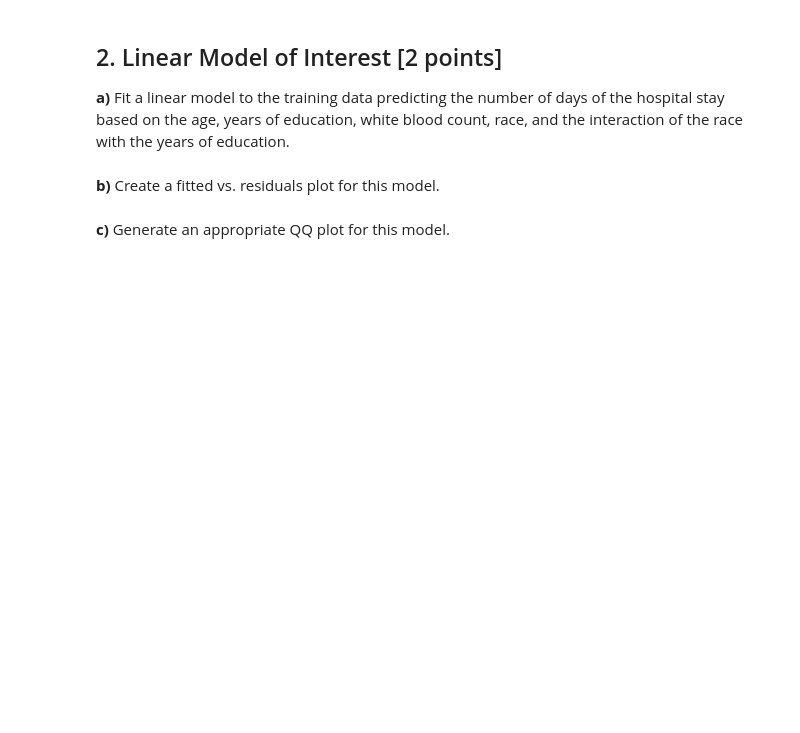
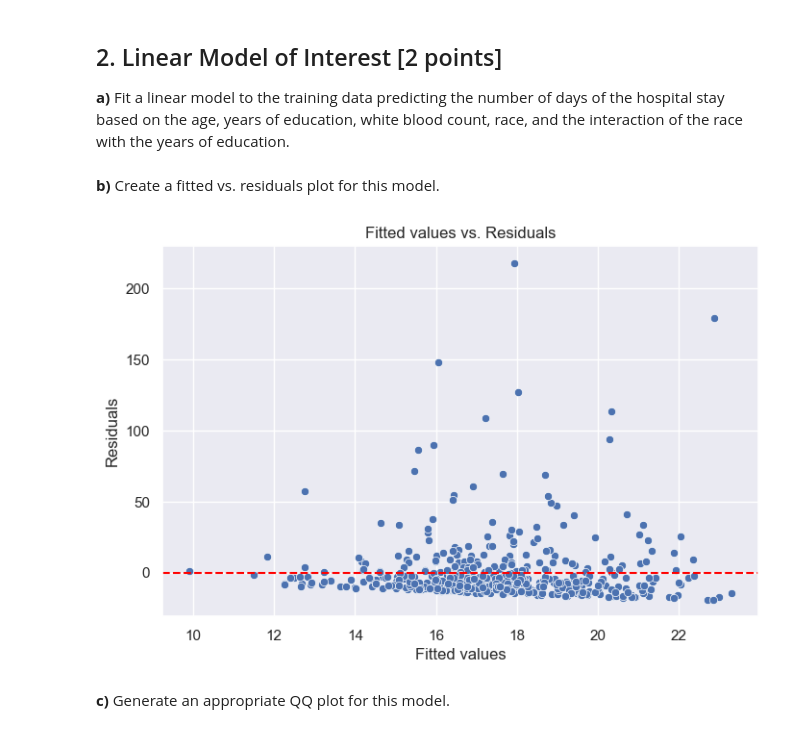
Before and after one commit to soobinj2/stat207, a Jupyter notebook: homework_08/homework_08.ipynb, the cells around one changed output. Saved outputs shown, nothing was run; the diff lists cells and outputs as text; code cells hidden in the pictures; blank space fills up the shorter version.

```diff
--- a/homework_08/homework_08.ipynb
+++ b/homework_08/homework_08.ipynb
@@ -51,2 +58,5 @@ The first package assists in analyzing a dataset.  The second two packages provi
 # %% [markdown]
 **b)**  The data is cleaned and in this folder as hospital.csv.  Read this file in.
+# %%
+df = pd.read_csv("hospital.csv")
+df
@@ -53,2 +77,5 @@ The first package assists in analyzing a dataset.  The second two packages provi
 # %% [markdown]
 **c)** Create a training and testing dataset for the hospital data.  Use a random state of 674, and put 85% of the observations into the training set with 15% of the observations into the test set.
+# %%
+df_train, df_test = train_test_split(df,
+                                     test_size=0.15, random_state=674)
@@ -56,7 +91,22 @@ The first package assists in analyzing a dataset.  The second two packages provi
 ## 2. Linear Model of Interest [2 points]
 
 **a)** Fit a linear model to the training data predicting the number of days of the hospital stay based on the age, years of education, white blood count, race, and the interaction of the race with the years of education.
+# %%
+model = smf.ols('Days ~ Age + EdYears + Race + Race:EdYears', data=df_train).fit()
 # %% [markdown]
 **b)** Create a fitted vs. residuals plot for this model.
+# %%
+fitted_vals = model.fittedvalues
+residuals = model.resid
+# %%
+plt.figure(figsize=(8, 5))
+sns.scatterplot(x=fitted_vals, y=residuals)
+plt.axhline(0, color='red', linestyle='--')
+plt.xlabel('Fitted values')
+plt.ylabel('Residuals')
+plt.title('Fitted values vs. Residuals')
+plt.show()
+# %% [output]
+[figure, added]
 # %% [markdown]
 **c)** Generate an appropriate QQ plot for this model.
```
Also changed, not shown: parts of 13 cells of this notebook, 1 other file.
